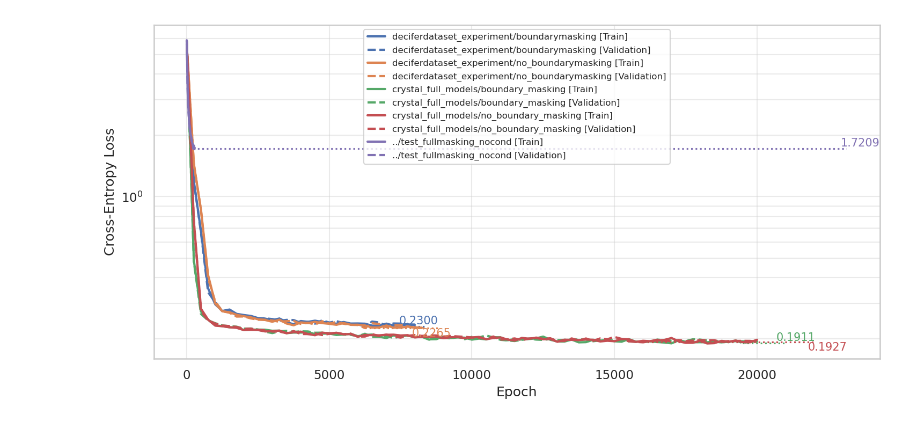
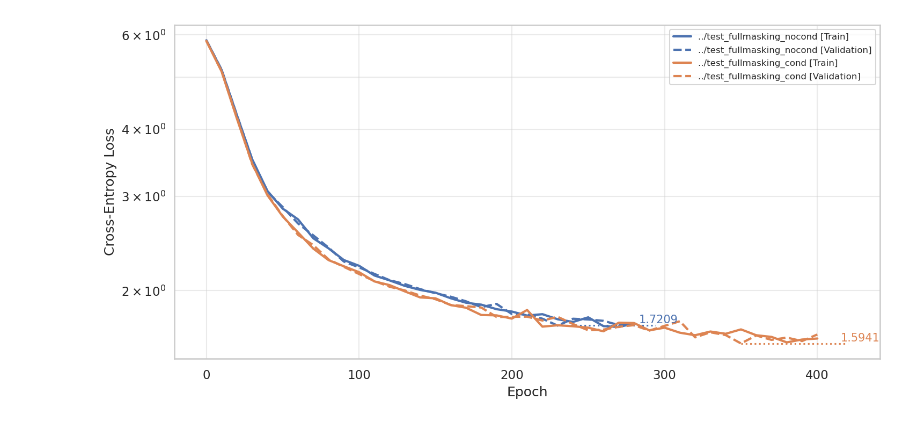
Before and after one commit to zhaohan-alan/decifier, a Jupyter notebook: decifer/notebooks/CE-Loss.ipynb, the cells around one changed output. Saved outputs shown, nothing was run; the diff lists cells and outputs as text; code cells hidden in the pictures.

```diff
--- a/decifer/notebooks/CE-Loss.ipynb
+++ b/decifer/notebooks/CE-Loss.ipynb
@@ -1,21 +1,22 @@
 # %%
 from decifer import (
     plot_loss_curves,
 )
 
 plot_loss_curves(
     [
-        "../cross-contamination/deciferdataset_experiment/boundarymasking/ckpt.pt",
-        "../cross-contamination/deciferdataset_experiment/no_boundarymasking/ckpt.pt",
-        "../cross-contamination/crystal_full_models/boundary_masking/ckpt.pt",
-        "../cross-contamination/crystal_full_models/no_boundary_masking/ckpt.pt",
+#         "../cross-contamination/deciferdataset_experiment/boundarymasking/ckpt.pt",
+#         "../cross-contamination/deciferdataset_experiment/no_boundarymasking/ckpt.pt",
+#         "../cross-contamination/crystal_full_models/boundary_masking/ckpt.pt",
+#         "../cross-contamination/crystal_full_models/no_boundary_masking/ckpt.pt",
 #         "../cross-contamination/crystal_full_models/attn_bias_position_resetting/ckpt.pt",
         "../test_fullmasking_nocond/ckpt.pt",
+        "../test_fullmasking_cond/ckpt.pt",
     ],
 #     ylog = True,
 #     ymin = 0.175,
 #     ymax = 5,
     figsize=(10,5),
 )
 # %% [output]
-[figure, old version]
+[figure, new version]
```
Also changed, not shown: 1 other file.
